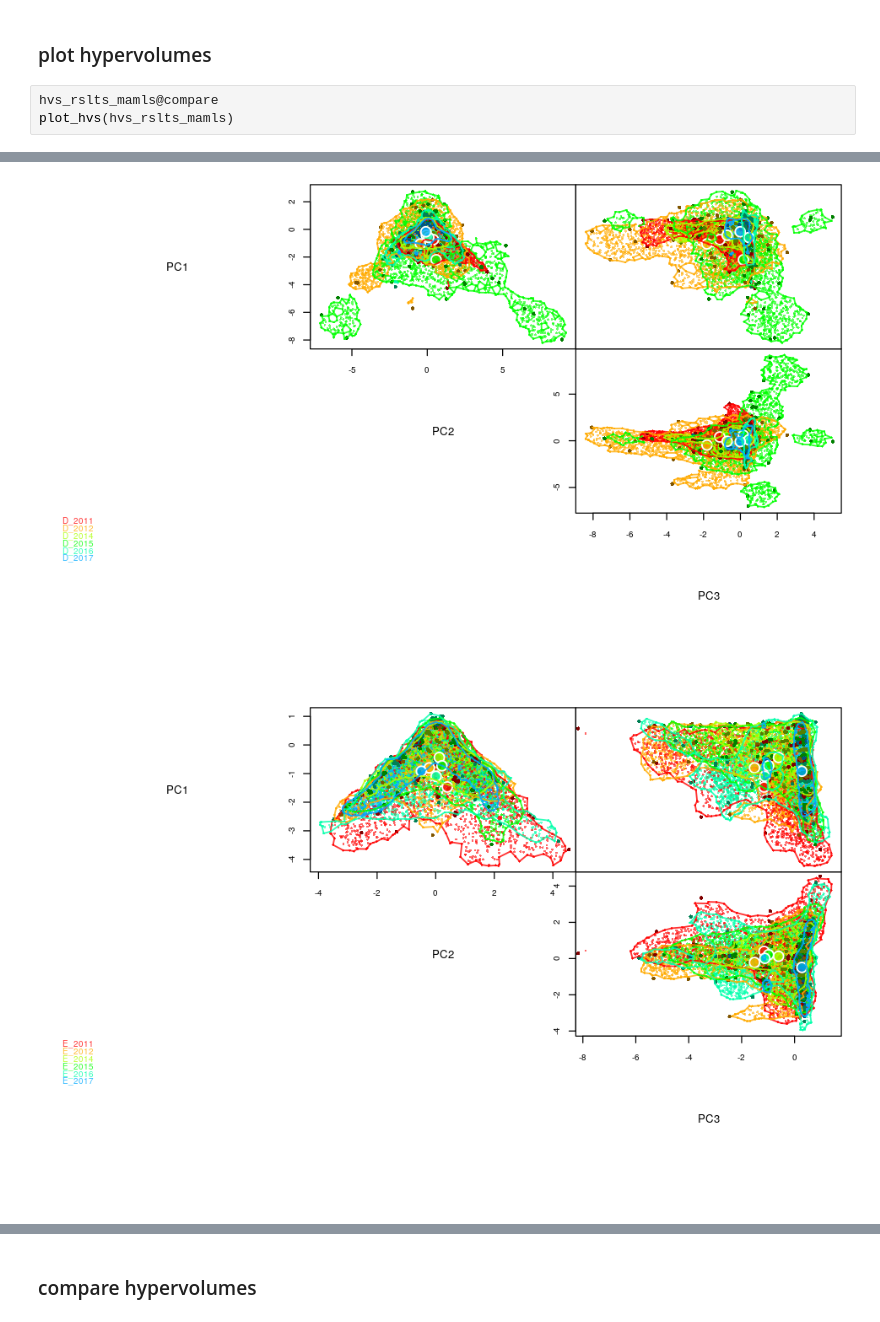
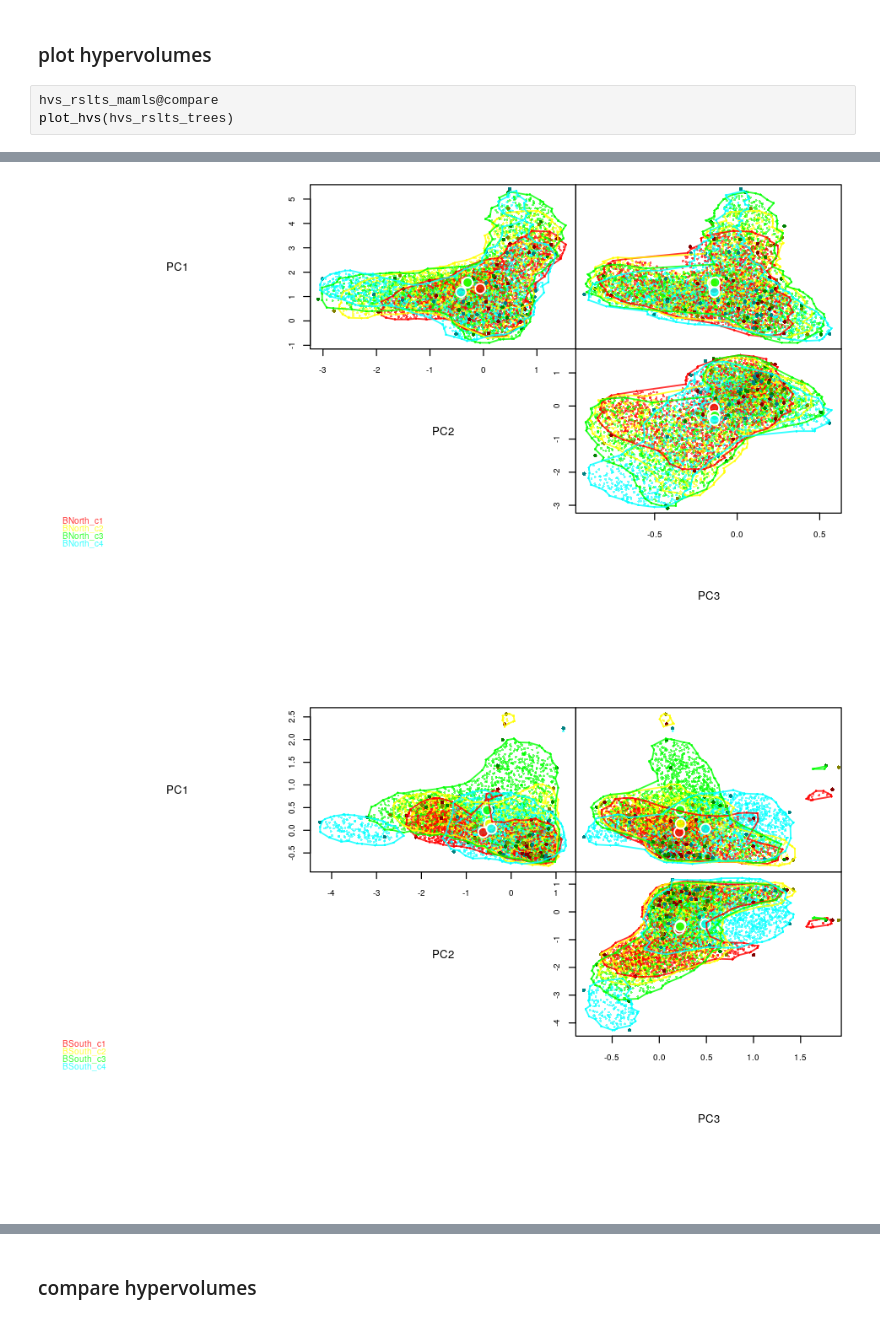
Before and after one commit to dbridg15/masters_project, a Jupyter notebook: Code/comparing_hypervolumes.ipynb, the cells around one changed output, grey strips where cells are left out. Drawn from its saved outputs; the diff is of its cells as text.

```diff
--- a/Code/comparing_hypervolumes.ipynb
+++ b/Code/comparing_hypervolumes.ipynb
@@ -83,24 +83,24 @@ Comparing Hypervolume 40  of  40 :  VJR_P2-P3
 ### plot hypervolumes
 # %%
 hvs_rslts_mamls@compare
-plot_hvs(hvs_rslts_mamls)
+plot_hvs(hvs_rslts_trees)
 # %% [output]
 |  | plot | census_step | centroid_change | overlap | unique_1 | unique_2 | abs_vol_change | per_vol_change |
 | D_2011-2012 | D | 2011-2012 | 1.08036672 | 0.13842357 | 0.1614238 | 0.85778699 | 1.113969e+02 | 4.89662067 |
 | D_2012-2013 | D | 2012-2013 | NA | NA | NA | NA | NA | NA |
 | D_2013-2014 | D | 2013-2014 | NA | NA | NA | NA | NA | NA |
 | D_2014-2015 | D | 2014-2015 | 2.12024042 | 0.04951035 | 0.1380753 | 0.95009383 | 1.455921e+02 | 16.27090329 |
 | D_2015-2016 | D | 2015-2016 | 1.74425305 | 0.02529966 | 0.9746717 | 0.04281346 | -1.504508e+02 | -0.97353878 |
 | D_2016-2017 | D | 2016-2017 | 0.64655068 | 0.18519081 | 0.7622419 | 0.54418680 | -1.956277e+00 | -0.47838690 |
 | E_2011-2012 | E | 2011-2012 | 0.97655669 | 0.41869252 | 0.5280455 | 0.21231255 | -1.997688e+01 | -0.40083536 |
 | E_2012-2013 | E | 2012-2013 | NA | NA | NA | NA | NA | NA |
 | E_2013-2014 | E | 2013-2014 | NA | NA | NA | NA | NA | NA |
 | E_2014-2015 | E | 2014-2015 | 0.47790811 | 0.39824236 | 0.1005542 | 0.58320099 | 1.126452e+01 | 1.15798440 |
 | ... | ... | ... | ... | ... | ... | ... | ... | ... |
 | O_2012-2013 | O | 2012-2013 | NA | NA | NA | NA | NA | NA |
 | O_2013-2014 | O | 2013-2014 | 0.03763169 | 0.15473439 | 0.7333929 | 0.73059259 | -1.528852e-05 | -0.01039415 |
 | O_2014-2015 | O | 2014-2015 | 0.91625632 | 0.04396084 | 0.2302632 | 0.95545334 | 2.369602e-02 | 16.27933918 |
 | O_2015-2016 | O | 2015-2016 | 0.46251655 | 0.06015583 | 0.7468055 | 0.92686829 | 6.192757e-02 | 2.46217126 |
 | O_2016-2017 | O | 2016-2017 | NA | NA | NA | NA | NA | NA |
-[figure, old version]
+[figure, new version]
-[figure, old version]
+[figure, new version]
```
Also changed, not shown: parts of 1 cell of this notebook.
